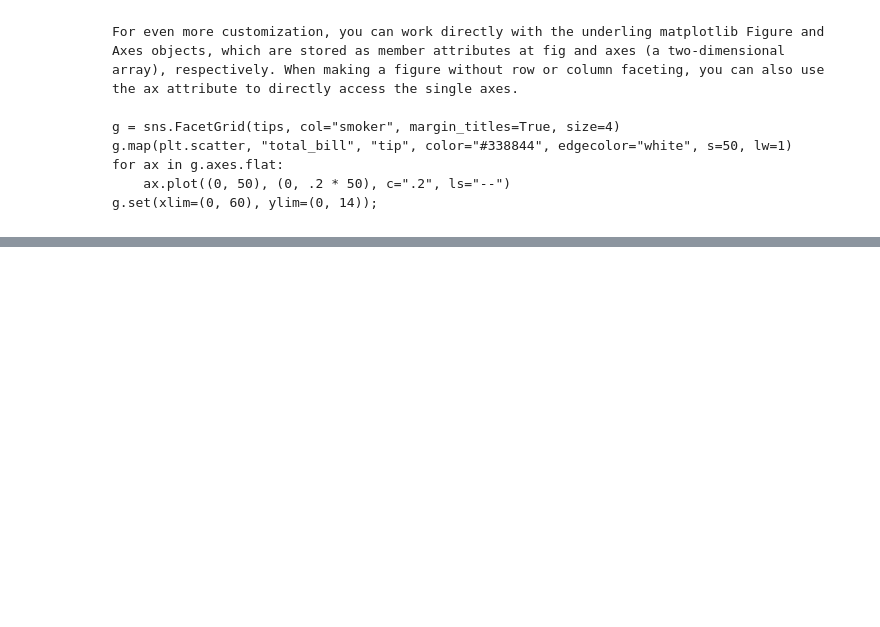
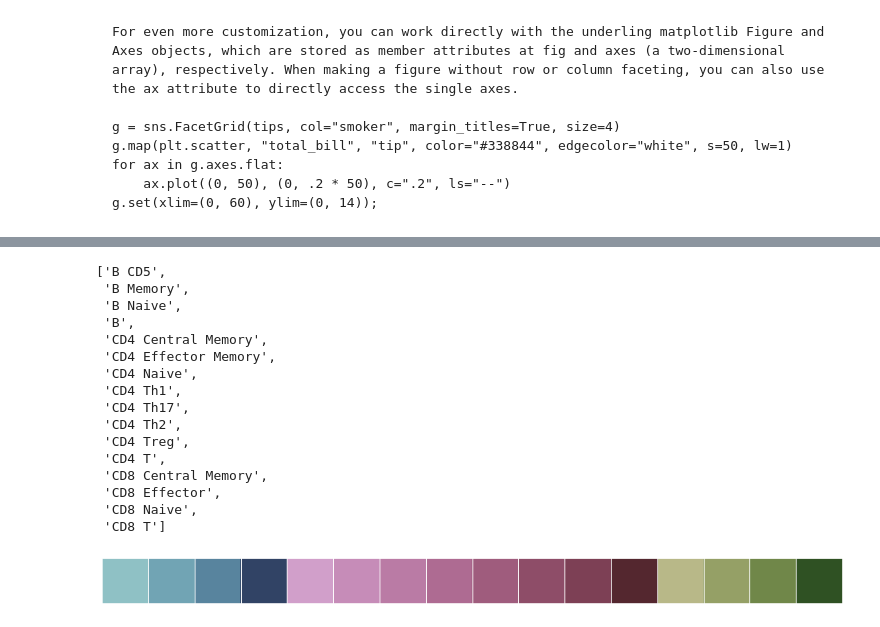
Before and after one commit to hammerlab/immune-infiltrate-explorations, a Jupyter notebook: model-single-origin-samples/2.1.2 Standard result processing.ipynb, the cells around one changed output, grey strips where cells are left out. Drawn from its saved outputs; the diff is of its cells as text; code cells hidden in the pictures; blank space fills up the shorter version.

```diff
--- a/model-single-origin-samples/2.1.2 Standard result processing.ipynb
+++ b/model-single-origin-samples/2.1.2 Standard result processing.ipynb
@@ -604,0 +666,35 @@ g.set(xlim=(0, 60), ylim=(0, 14));
+# %%
+hue_order = []
+built_palette = []
+for r, start in zip(list(rollups), range(0,3)):
+    hue_order.extend(rollups[r])
+    hue_order.append(r)
+    full_pal = sns.cubehelix_palette(len(rollups[r]) + 3,
+                                     start=start,
+                                     rot=-.25,
+                                     light=.7)
+    # first #subtypes colors
+    built_palette.extend(full_pal[:len(rollups[r])])
+    # then a darker color (but not the darkest)
+    built_palette.append(full_pal[-2])
+hue_order = [h.replace('_', ' ') for h in hue_order]
+sns.palplot(built_palette)
+hue_order
+# %% [output]
+['B CD5',
+ 'B Memory',
+ 'B Naive',
+ 'B',
+ 'CD4 Central Memory',
+ 'CD4 Effector Memory',
+ 'CD4 Naive',
+ 'CD4 Th1',
+ 'CD4 Th17',
+ 'CD4 Th2',
+ 'CD4 Treg',
+ 'CD4 T',
+ 'CD8 Central Memory',
+ 'CD8 Effector',
+ 'CD8 Naive',
+ 'CD8 T']
+[figure, added]
```
Also changed, not shown: parts of 16 cells of this notebook.
